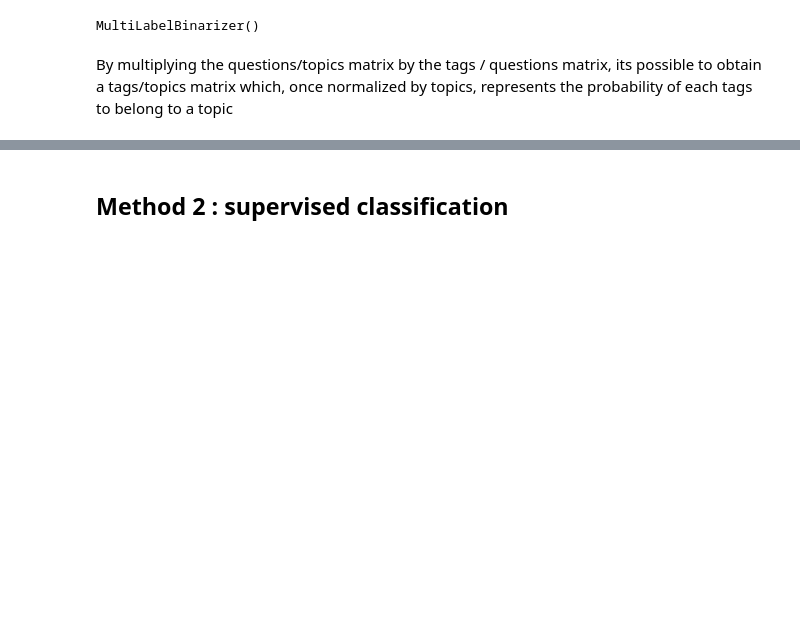
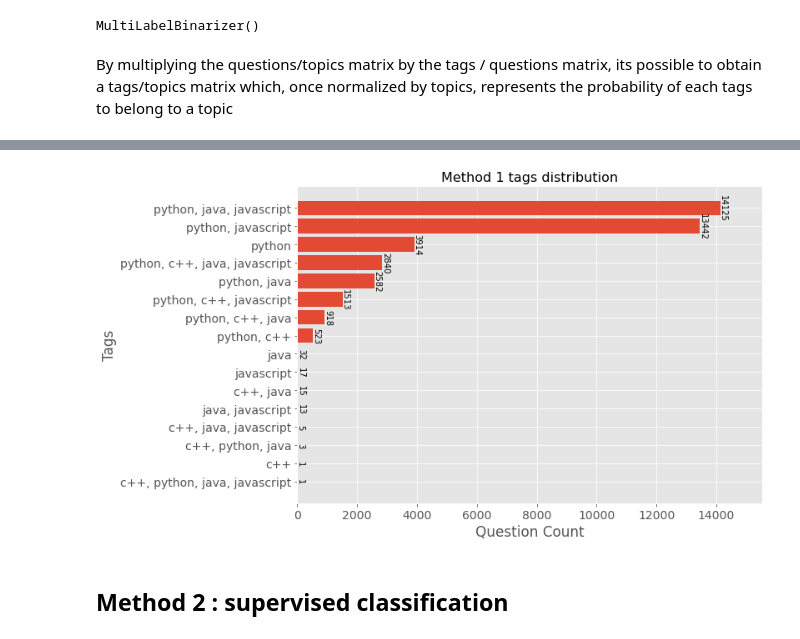
Before and after one commit to FlorianFormentini/OC_IML_P5_TagSuggestionSystem, a Jupyter notebook: P5_02_models.ipynb, the cells around one changed output, grey strips where cells are left out. Cells and saved outputs as stored; diff of their text form; code cells hidden in the pictures; blank space fills up the shorter version.

```diff
--- a/P5_02_models.ipynb
+++ b/P5_02_models.ipynb
@@ -613,2 +606,0 @@ doc/tag matrix: (50, 39944)
-# %%
-corpus_df['topics_deducted_tags'] = doc_tag_matrix.idxmax(axis=0)
@@ -625,0 +609,7 @@ corpus_df.head(2)
+# %%
+tag_topic_associations = dict(pd.DataFrame(
+    tag_topic_matrix_norm,
+    index=mlb_tags.classes_,
+    columns=mlb_topics.classes_
+).idxmax(axis=0))
+tag_topic_associations
@@ -625,0 +634,4 @@ corpus_df.head(2)
+# %%
+corpus_df['method1_tags'] = corpus_df['topics'].apply(lambda x: list(map(tag_topic_associations.get, x)))
+# removing duplicates
+corpus_df['method1_tags'] = corpus_df['method1_tags'].apply(lambda x: list(set(x)))
@@ -626,2 +660,21 @@ corpus_df.head(2)
+# %%
+m1_tags_cnt = corpus_df['method1_tags'].apply(tuple).value_counts().sort_values(ascending=True)
+# %%
+f, ax = plt.subplots(figsize=(10, 7))
+labels = [", ".join(x) for x in m1_tags_cnt.index]
+plt.barh(labels, m1_tags_cnt)
+plt.title('Method 1 tags distribution', fontsize=16)
+plt.yticks(fontsize=14)
+plt.ylabel('Tags')
+plt.xlabel('Question Count')
+# adding the text labels
+rects = ax.patches
+plt.xlim((0, max(m1_tags_cnt)+max(m1_tags_cnt)/10))
+for rect, val in zip(rects, m1_tags_cnt):
+    width = rect.get_width()
+    ax.text(width + 100, rect.get_y() + rect.get_height()/2, val, ha='center', va='center', fontsize=10, rotation=-90)
+plt.show()
+# %% [output]
+[figure, added]
 # %% [markdown]
 ## Method 2 : supervised classification
```
Also changed, not shown: parts of 74 cells of this notebook, 3 other files.
